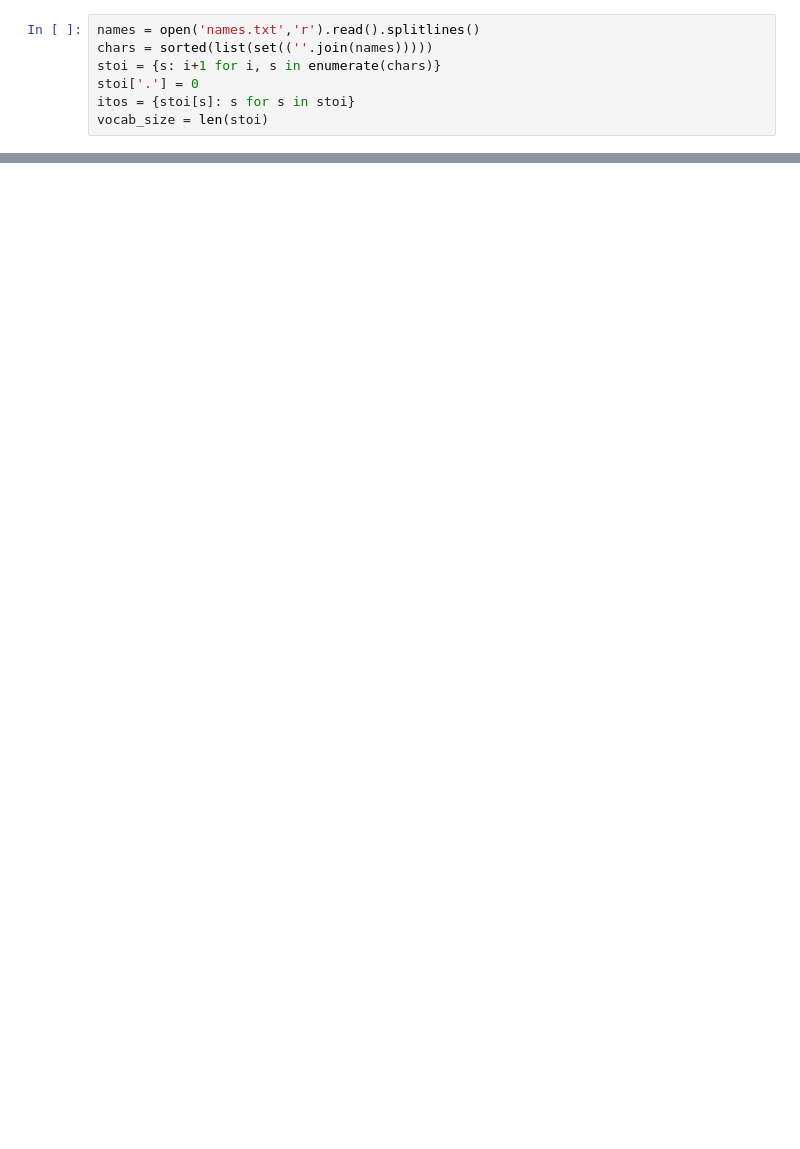
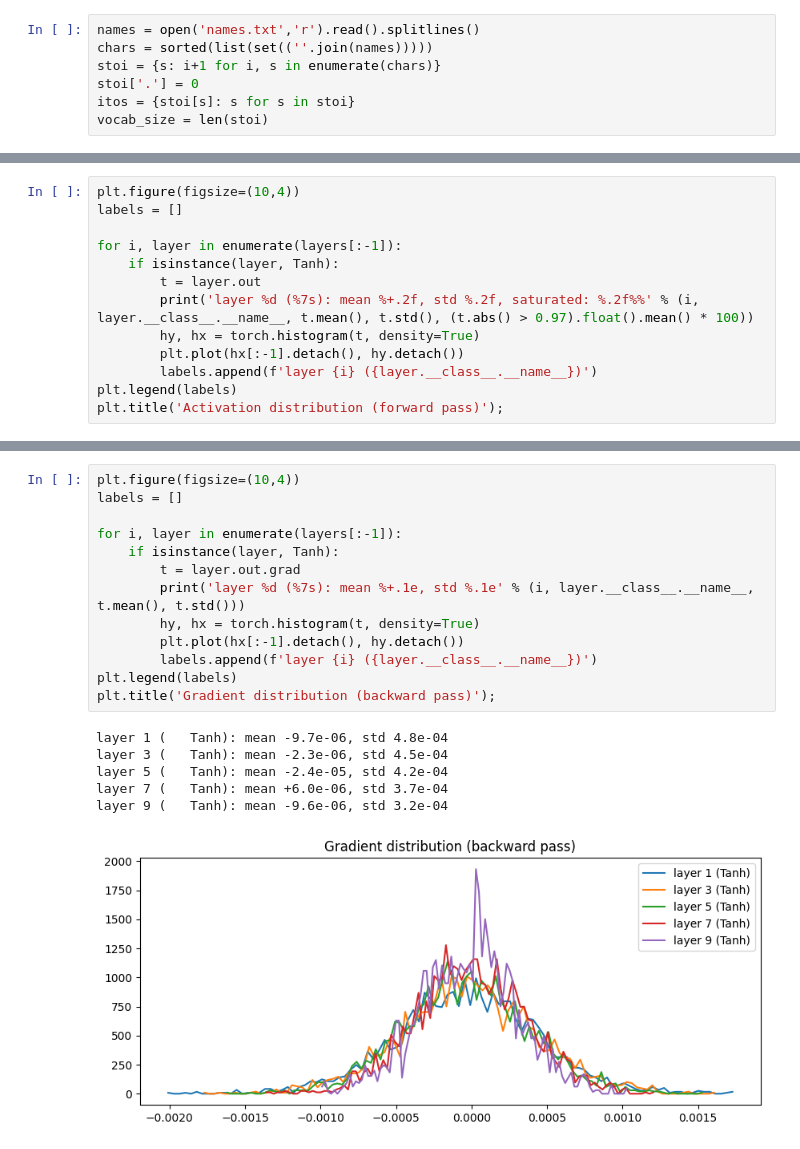
Before and after one commit to al0vya/quant-prep, a Jupyter notebook: deep-learning/activations-and-gradients.ipynb, the cells around one changed output, grey strips where cells are left out. Cells and saved outputs as stored; diff of their text form; blank space fills up the shorter version.

```diff
--- a/deep-learning/activations-and-gradients.ipynb
+++ b/deep-learning/activations-and-gradients.ipynb
@@ -161,0 +344,13 @@ kelleentella.
+# %%
+plt.figure(figsize=(10,4))
+labels = []
+
+for i, layer in enumerate(layers[:-1]):
+    if isinstance(layer, Tanh):
+        t = layer.out
+        print('layer %d (%7s): mean %+.2f, std %.2f, saturated: %.2f%%' % (i, layer.__class__.__name__, t.mean(), t.std(), (t.abs() > 0.97).float().mean() * 100))
+        hy, hx = torch.histogram(t, density=True)
+        plt.plot(hx[:-1].detach(), hy.detach())
+        labels.append(f'layer {i} ({layer.__class__.__name__})')
+plt.legend(labels)
+plt.title('Activation distribution (forward pass)');
@@ -161,0 +364,20 @@ kelleentella.
+# %%
+plt.figure(figsize=(10,4))
+labels = []
+
+for i, layer in enumerate(layers[:-1]):
+    if isinstance(layer, Tanh):
+        t = layer.out.grad
+        print('layer %d (%7s): mean %+.1e, std %.1e' % (i, layer.__class__.__name__, t.mean(), t.std()))
+        hy, hx = torch.histogram(t, density=True)
+        plt.plot(hx[:-1].detach(), hy.detach())
+        labels.append(f'layer {i} ({layer.__class__.__name__})')
+plt.legend(labels)
+plt.title('Gradient distribution (backward pass)');
+# %% [output]
+layer 1 (   Tanh): mean -9.7e-06, std 4.8e-04
+layer 3 (   Tanh): mean -2.3e-06, std 4.5e-04
+layer 5 (   Tanh): mean -2.4e-05, std 4.2e-04
+layer 7 (   Tanh): mean +6.0e-06, std 3.7e-04
+layer 9 (   Tanh): mean -9.6e-06, std 3.2e-04
+[figure, added]
```
Also changed, not shown: parts of 21 cells of this notebook.
